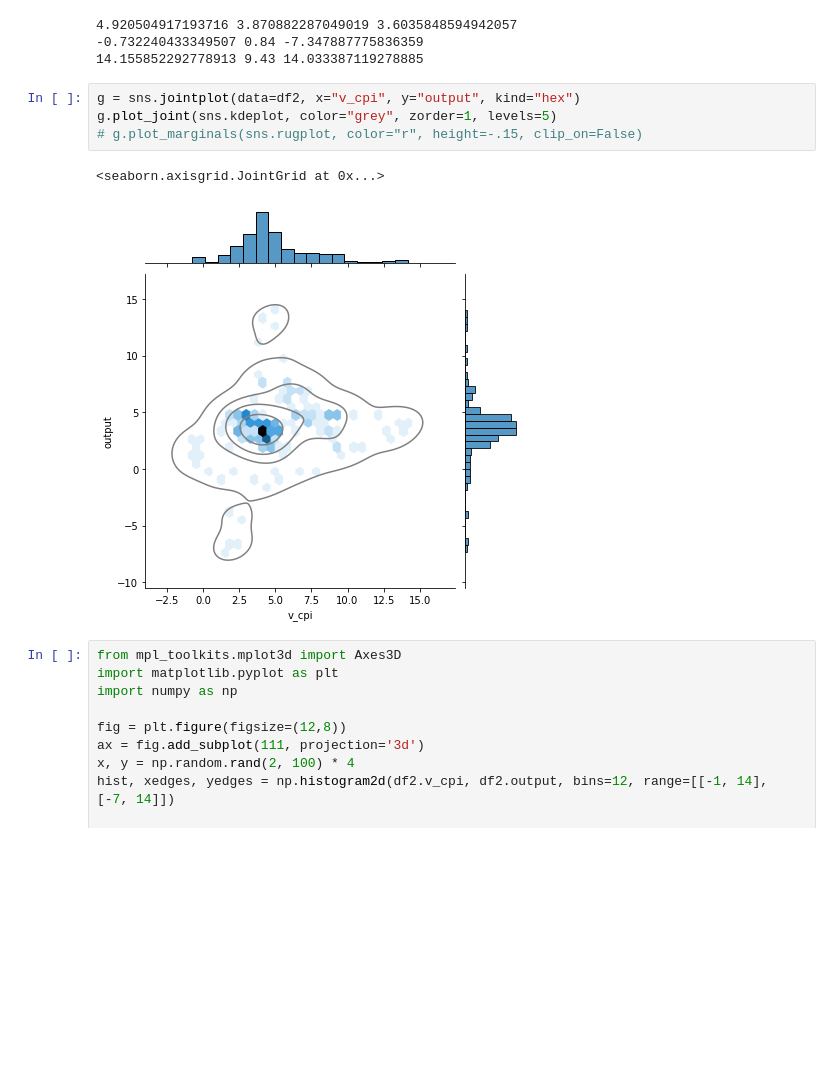
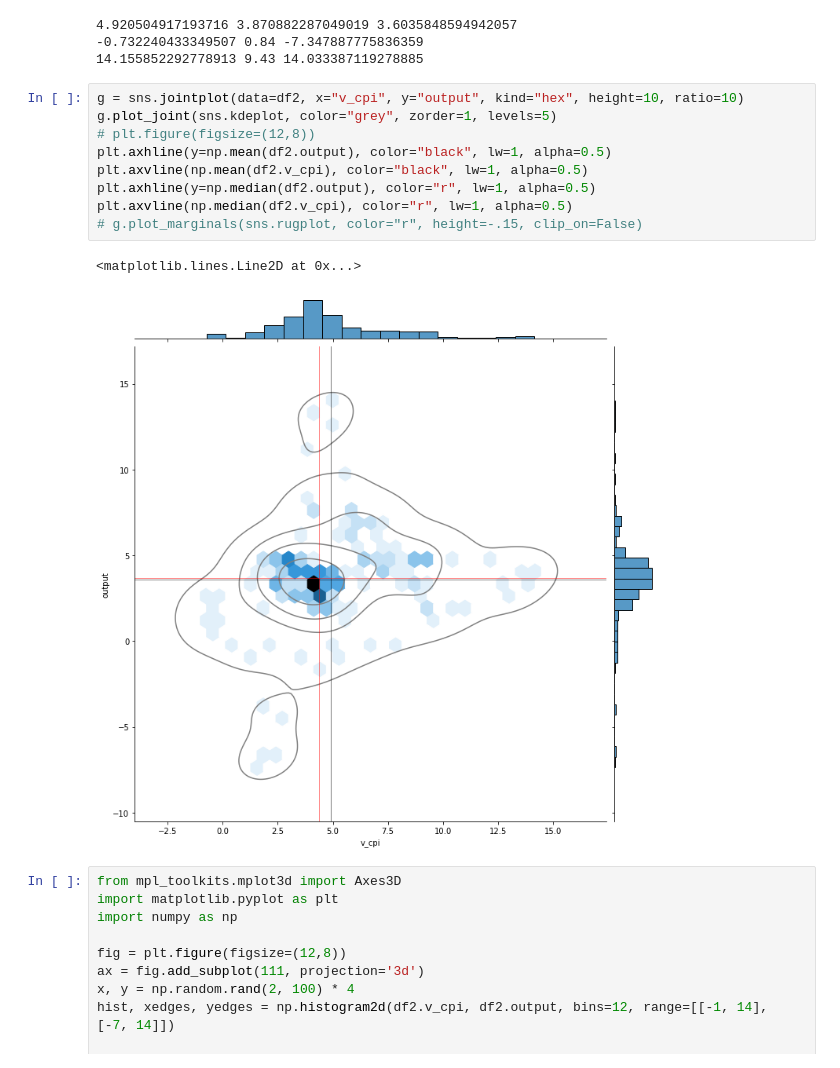
Before and after one commit to Marianojgm86/GARCH-CODES, a Jupyter notebook: statistical-analisys.ipynb, the cells around one changed output. Saved outputs shown, nothing was run; the diff lists cells and outputs as text; blank space fills up the shorter version.

```diff
--- a/statistical-analisys.ipynb
+++ b/statistical-analisys.ipynb
@@ -385,12 +385,17 @@ print(np.max(df2.v_cpi), np.max(df2.v_cpi_core), np.max(df2.output))
 -0.732240433349507 0.84 -7.347887775836359
 14.155852292778913 9.43 14.033387119278885
 # %%
-g = sns.jointplot(data=df2, x="v_cpi", y="output", kind="hex")
+g = sns.jointplot(data=df2, x="v_cpi", y="output", kind="hex", height=10, ratio=10)
 g.plot_joint(sns.kdeplot, color="grey", zorder=1, levels=5)
+# plt.figure(figsize=(12,8))
+plt.axhline(y=np.mean(df2.output), color="black", lw=1, alpha=0.5)
+plt.axvline(np.mean(df2.v_cpi), color="black", lw=1, alpha=0.5)
+plt.axhline(y=np.median(df2.output), color="r", lw=1, alpha=0.5)
+plt.axvline(np.median(df2.v_cpi), color="r", lw=1, alpha=0.5)
 # g.plot_marginals(sns.rugplot, color="r", height=-.15, clip_on=False)
 # %% [output]
-<seaborn.axisgrid.JointGrid at 0x...>
+<matplotlib.lines.Line2D at 0x...>
-[figure, old version]
+[figure, new version]
 # %%
 from mpl_toolkits.mplot3d import Axes3D
 import matplotlib.pyplot as plt
```
Also changed, not shown: 1 other file.
